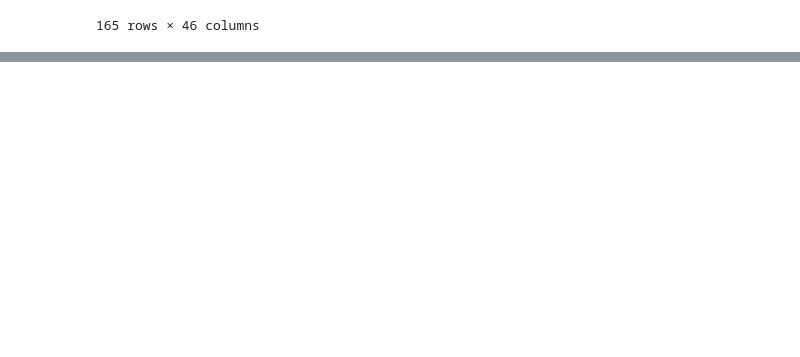
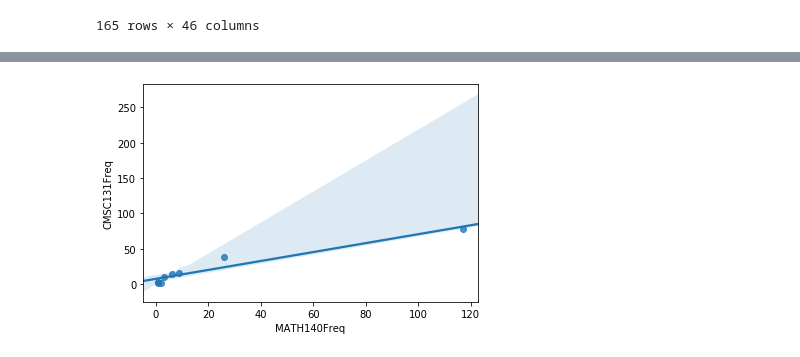
Before and after one commit to GuptaSiddhesh/GuptaSiddhesh.github.io, a Jupyter notebook: Final Project.ipynb, the cells around one changed output, grey strips where cells are left out. Drawn from its saved outputs; the diff is of its cells as text; code cells hidden in the pictures; blank space fills up the shorter version.

```diff
--- a/Final Project.ipynb
+++ b/Final Project.ipynb
@@ -78,0 +211,4 @@ merger(df, df_cs_A, df_math_A, df_upper)
+# %%
+ax = sns.regplot(x='MATH140Freq', y="CMSC131Freq", data=merged)
+# %% [output]
+[figure, added]
```
Also changed, not shown: parts of 30 cells of this notebook.
